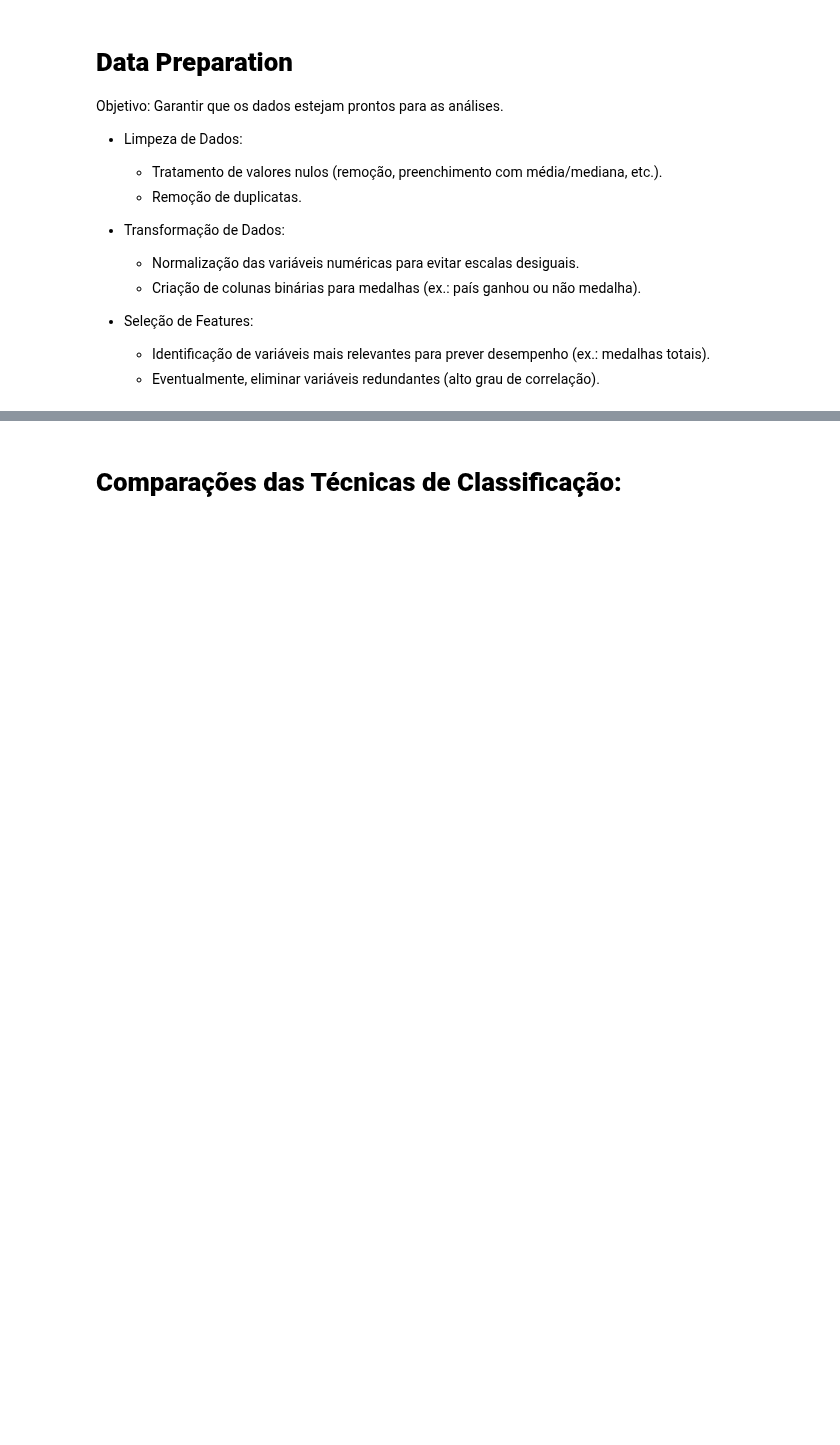
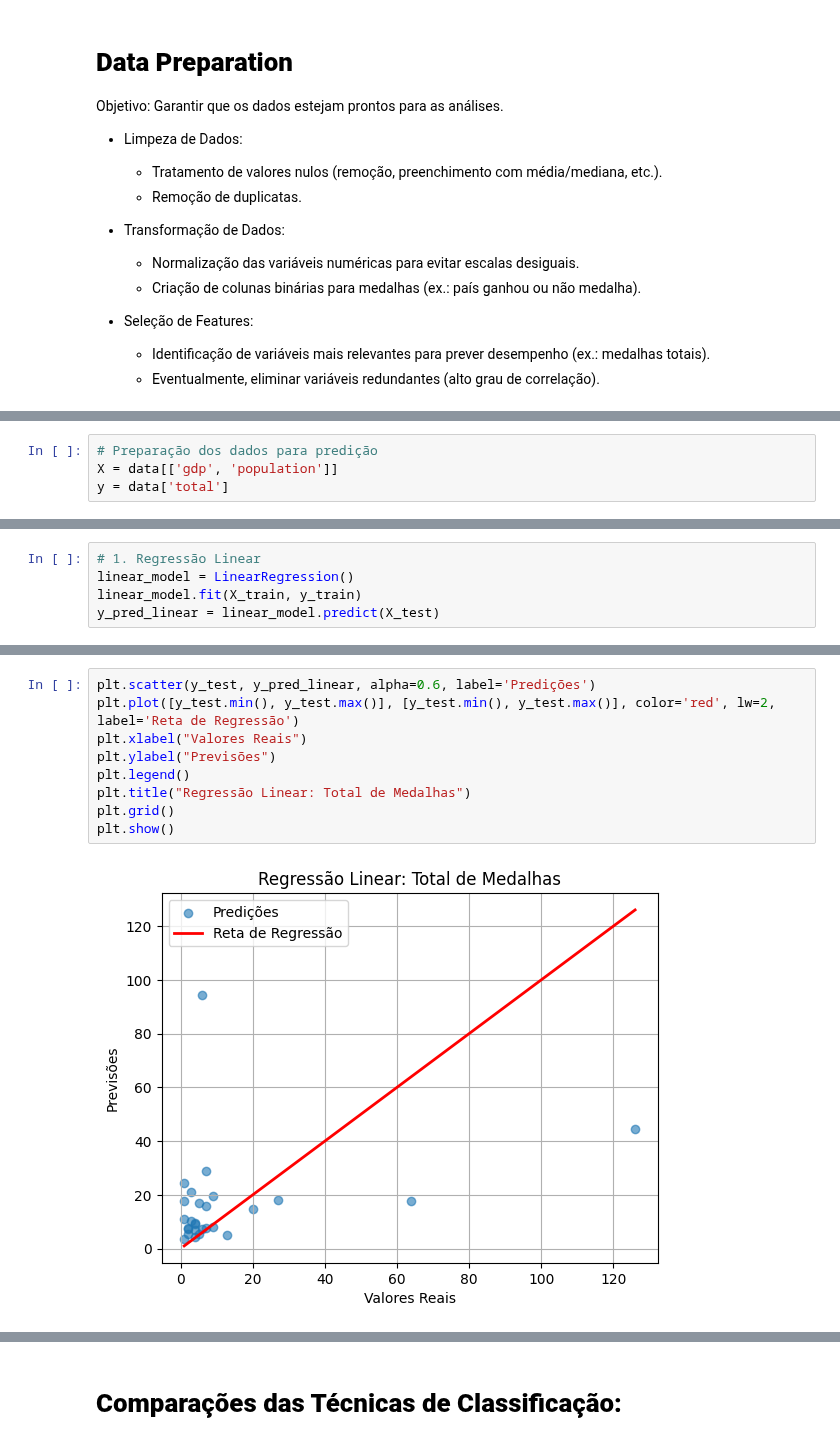
Before and after one commit to Bmartins25/Mineracao_de_dados_and_LLM_UFMG, a Jupyter notebook: TP3_fase_1_2_3_Predicao_de_dados.ipynb, the cells around one changed output, grey strips where cells are left out. Saved outputs shown, nothing was run; the diff lists cells and outputs as text; blank space fills up the shorter version.

```diff
--- a/TP3_fase_1_2_3_Predicao_de_dados.ipynb
+++ b/TP3_fase_1_2_3_Predicao_de_dados.ipynb
@@ -233,0 +159,4 @@ weighted avg       0.86      0.93      0.89        27
+# %%
+# Preparação dos dados para predição
+X = data[['gdp', 'population']]
+y = data['total']
@@ -233,0 +166,5 @@ weighted avg       0.86      0.93      0.89        27
+# %%
+# 1. Regressão Linear
+linear_model = LinearRegression()
+linear_model.fit(X_train, y_train)
+y_pred_linear = linear_model.predict(X_test)
@@ -233,0 +178,11 @@ weighted avg       0.86      0.93      0.89        27
+# %%
+plt.scatter(y_test, y_pred_linear, alpha=0.6, label='Predições')
+plt.plot([y_test.min(), y_test.max()], [y_test.min(), y_test.max()], color='red', lw=2, label='Reta de Regressão')
+plt.xlabel("Valores Reais")
+plt.ylabel("Previsões")
+plt.legend()
+plt.title("Regressão Linear: Total de Medalhas")
+plt.grid()
+plt.show()
+# %% [output]
+[figure, added]
```
Also changed, not shown: parts of 37 cells of this notebook.
